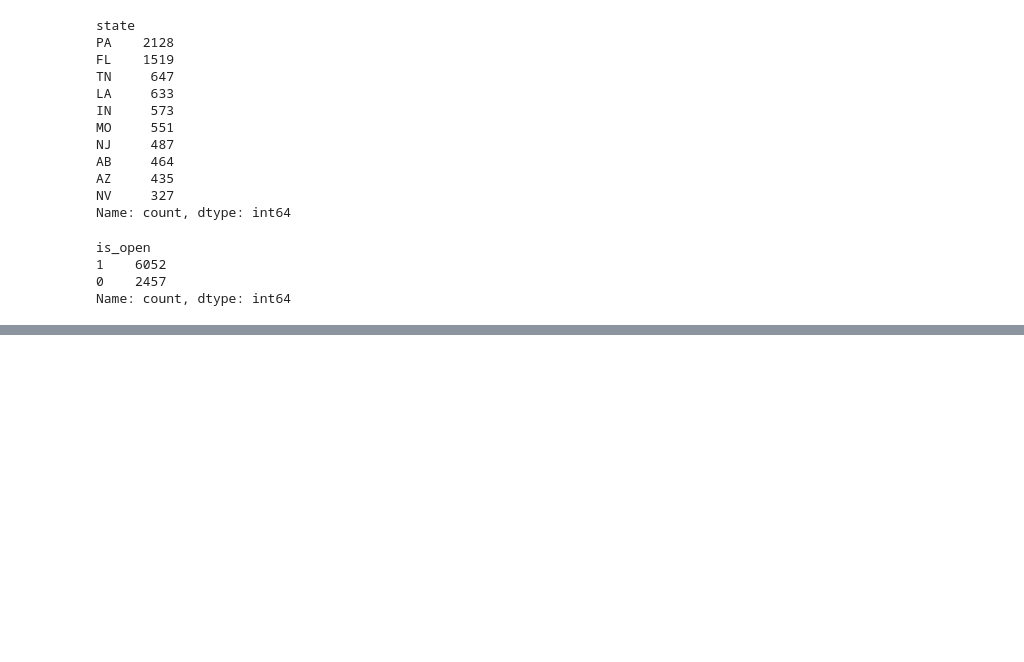
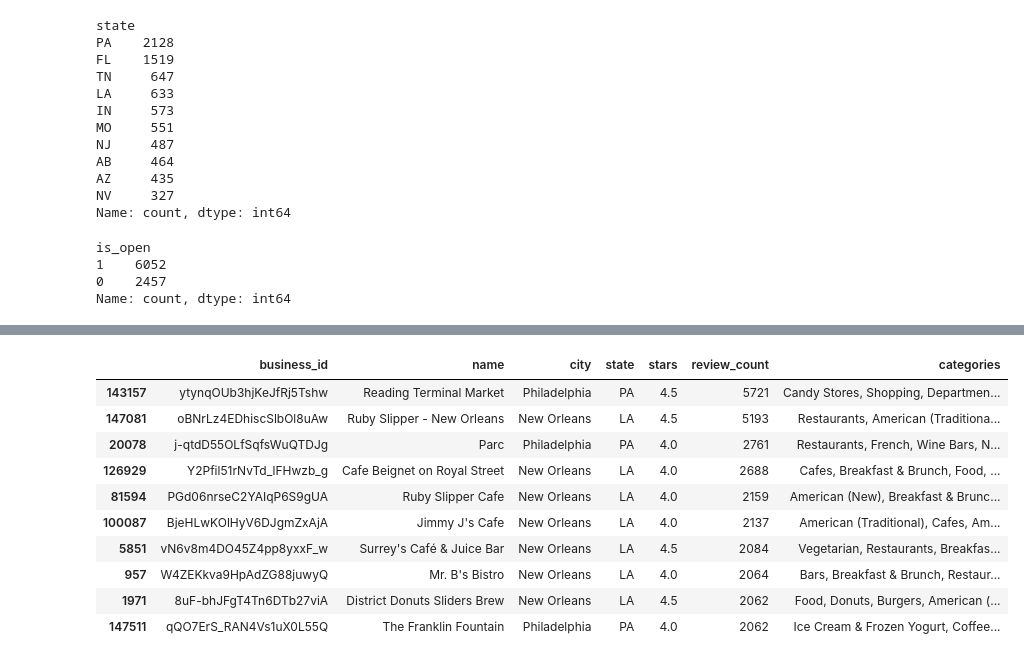
Before and after one commit to nancy1404/Coffeeking-Yelp, a Jupyter notebook: notebooks/01_initial_look.ipynb, the cells around one changed output, grey strips where cells are left out. Saved outputs shown, nothing was run; the diff lists cells and outputs as text; code cells hidden in the pictures; blank space fills up the shorter version.

```diff
--- a/notebooks/01_initial_look.ipynb
+++ b/notebooks/01_initial_look.ipynb
@@ -137,0 +233,16 @@ Name: count, dtype: int64
+# %%
+coffee_biz.sort_values("review_count", ascending = False)[
+    ["business_id", "name", "city", "state", "stars", "review_count", "categories"]
+].head(10)
+# %% [output]
+|  | business_id | name | city | state | stars | review_count | categories |
+| 143157 | ytynqOUb3hjKeJfRj5Tshw | Reading Terminal Market | Philadelphia | PA | 4.5 | 5721 | Candy Stores, Shopping, Departmen... |
+| 147081 | oBNrLz4EDhiscSlbOl8uAw | Ruby Slipper - New Orleans | New Orleans | LA | 4.5 | 5193 | Restaurants, American (Traditiona... |
+| 20078 | j-qtdD55OLfSqfsWuQTDJg | Parc | Philadelphia | PA | 4.0 | 2761 | Restaurants, French, Wine Bars, N... |
+| 126929 | Y2Pfil51rNvTd_lFHwzb_g | Cafe Beignet on Royal Street | New Orleans | LA | 4.0 | 2688 | Cafes, Breakfast & Brunch, Food, ... |
+| 81594 | PGd06nrseC2YAIqP6S9gUA | Ruby Slipper Cafe | New Orleans | LA | 4.0 | 2159 | American (New), Breakfast & Brunc... |
+| 100087 | BjeHLwKOlHyV6DJgmZxAjA | Jimmy J's Cafe | New Orleans | LA | 4.0 | 2137 | American (Traditional), Cafes, Am... |
+| 5851 | vN6v8m4DO45Z4pp8yxxF_w | Surrey's Café & Juice Bar | New Orleans | LA | 4.5 | 2084 | Vegetarian, Restaurants, Breakfas... |
+| 957 | W4ZEKkva9HpAdZG88juwyQ | Mr. B's Bistro | New Orleans | LA | 4.0 | 2064 | Bars, Breakfast & Brunch, Restaur... |
+| 1971 | 8uF-bhJFgT4Tn6DTb27viA | District Donuts Sliders Brew | New Orleans | LA | 4.5 | 2062 | Food, Donuts, Burgers, American (... |
+| 147511 | qQO7ErS_RAN4Vs1uX0L55Q | The Franklin Fountain | Philadelphia | PA | 4.0 | 2062 | Ice Cream & Frozen Yogurt, Coffee... |
```
Also changed, not shown: parts of 10 cells of this notebook.
